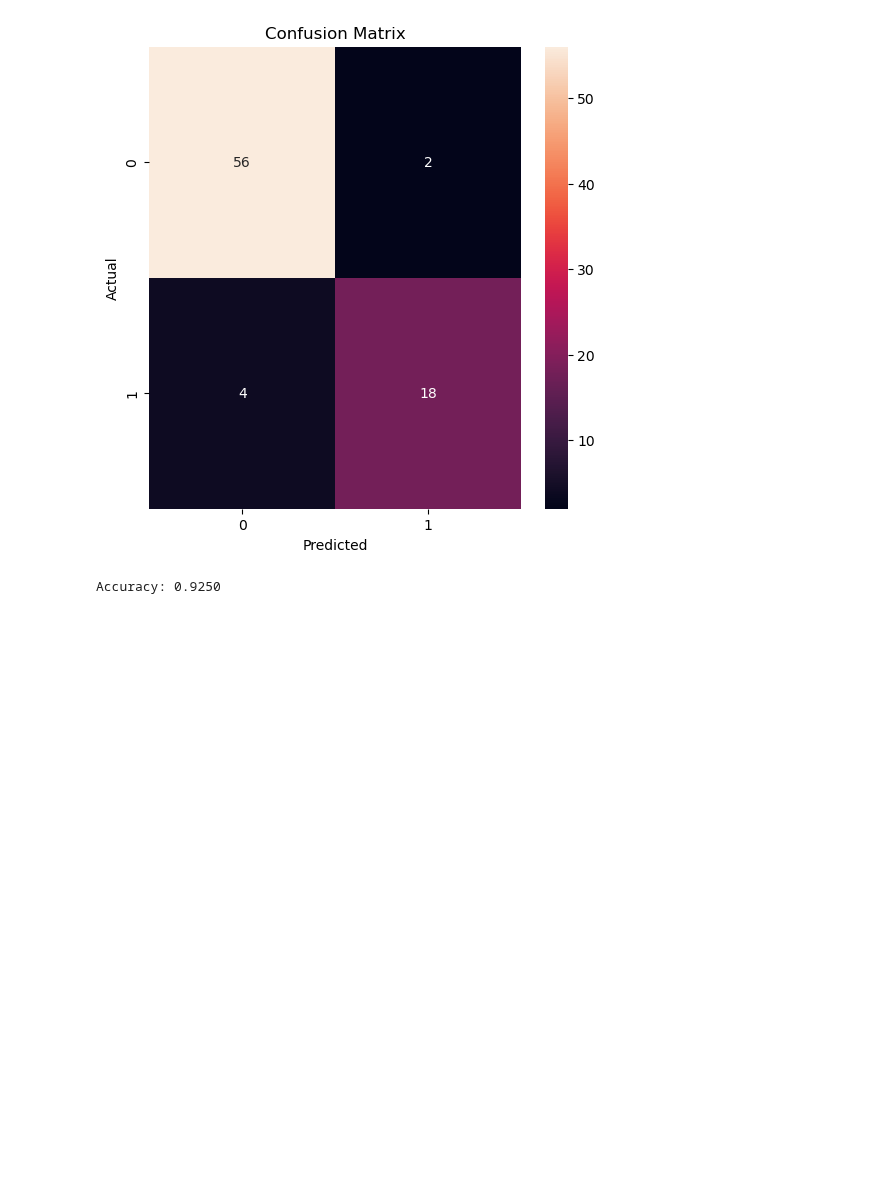
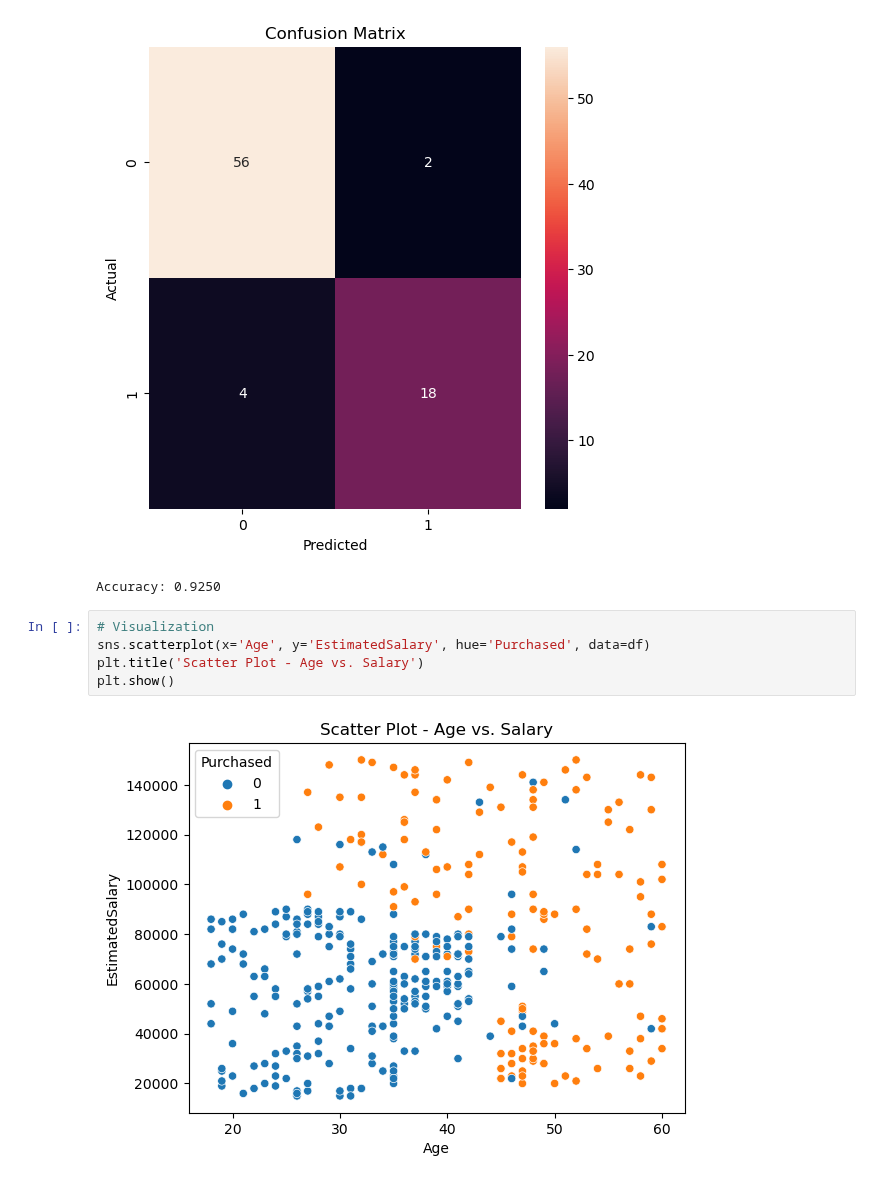
Before and after one commit to shauryasxn/ML-Practice, a Jupyter notebook: Naive Bayes/Social Network/socialnetwork.ipynb, the cells around one changed output. Drawn from its saved outputs; the diff is of its cells as text; blank space fills up the shorter version.

```diff
--- a/Naive Bayes/Social Network/socialnetwork.ipynb
+++ b/Naive Bayes/Social Network/socialnetwork.ipynb
@@ -48,3 +48,10 @@ print(f'Accuracy: {accuracy:.4f}')
 # %% [output]
 [figure]
 Accuracy: 0.9250
+# %%
+# Visualization
+sns.scatterplot(x='Age', y='EstimatedSalary', hue='Purchased', data=df)
+plt.title('Scatter Plot - Age vs. Salary')
+plt.show()
+# %% [output]
+[figure, added]
```
Also changed, not shown: 2 other files.
